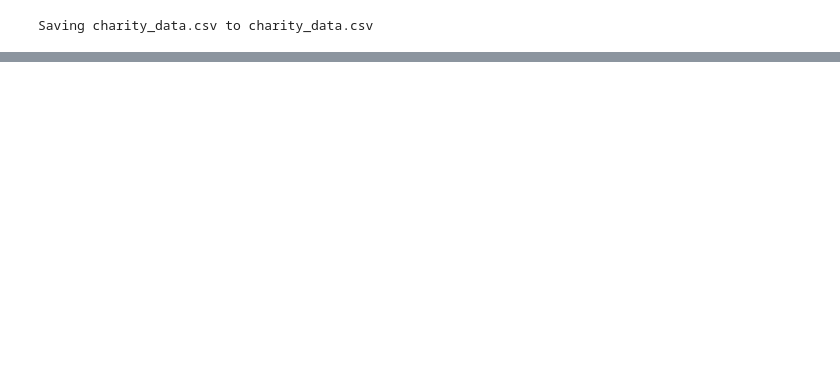
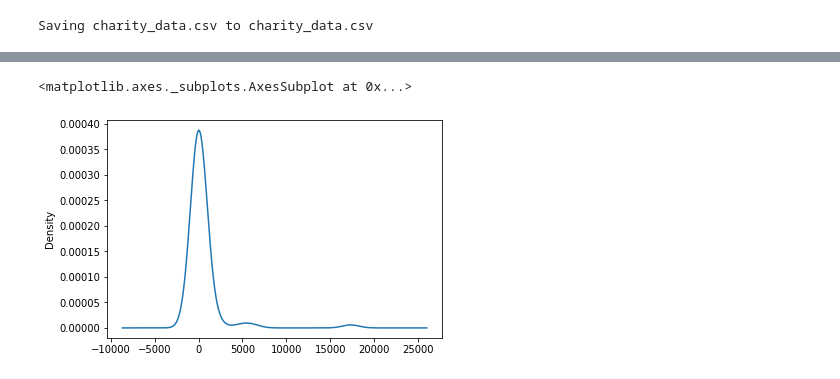
Before and after one commit to BiancaTaisePommerening/Neural_Network_Charity_Analysis, a Jupyter notebook: AlphabetSoupCharity_Optimzation.ipynb, the cells around one changed output, grey strips where cells are left out. Saved outputs shown, nothing was run; the diff lists cells and outputs as text; code cells hidden in the pictures; blank space fills up the shorter version.

```diff
--- a/AlphabetSoupCharity_Optimzation.ipynb
+++ b/AlphabetSoupCharity_Optimzation.ipynb
@@ -31,0 +90,10 @@ application_df.head()
+# %%
+# Determine which values to replace if counts are less than 600
+replace_application = list(application_type_counts[application_type_counts < 600].index)
+
+# Replace in dataframe
+for app in replace_application:
+    new_application_df.APPLICATION_TYPE = new_application_df.APPLICATION_TYPE.replace(app,"Other")
+
+# Check to make sure binning was successful
+new_application_df.APPLICATION_TYPE.value_counts()
@@ -31,0 +110,9 @@ application_df.head()
+# %%
+# Look at CLASSIFICATION value counts for binning
+classification_counts = new_application_df.CLASSIFICATION.value_counts()
+# %%
+# Visualize the value counts of CLASSIFICATION
+classification_counts.plot.density()
+# %% [output]
+<matplotlib.axes._subplots.AxesSubplot at 0x...>
+[figure, added]
```
Also changed, not shown: parts of 8 cells of this notebook.
